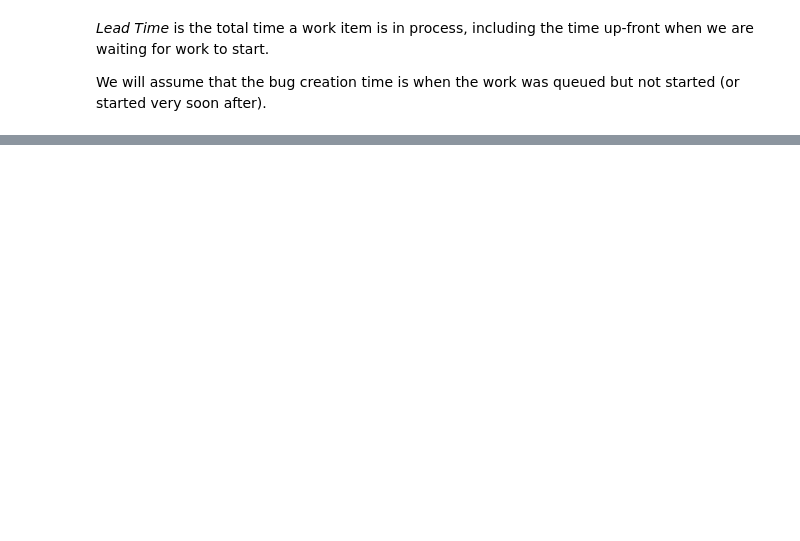
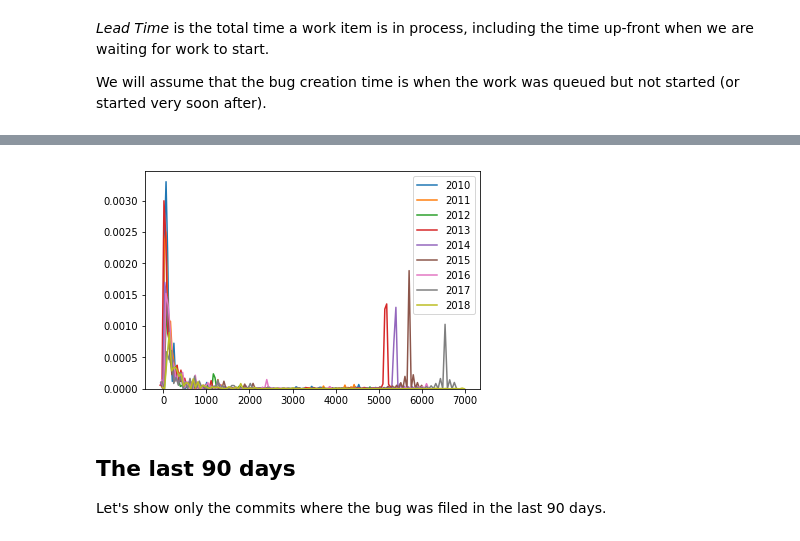
Before and after one commit to mars-f/firefox-workflow-analysis, a Jupyter notebook: analysis.ipynb, the cells around one changed output, grey strips where cells are left out. Saved outputs shown, nothing was run; the diff lists cells and outputs as text; code cells hidden in the pictures; blank space fills up the shorter version.

```diff
--- a/analysis.ipynb
+++ b/analysis.ipynb
@@ -33,3 +123,5 @@ lead_time_s = lead_time_s.dropna()
+# %%
+df['lead_days'] = df['lead_time'].dt.days
 # %%
 df['lead_time'].describe()
 # %% [output]
@@ -45 +139,5 @@ Name: lead_time, dtype: object
+# %%
+late_bugs = df[df['lead_time'].dt.days < 0]
+# %%
+df = df.drop(late_bugs.index)
 # %%
@@ -96,0 +155,2 @@ Text(0.5, 0, 'lead time (days)')
+# %%
+years = df.groupby('year')
@@ -96,0 +171,10 @@ Text(0.5, 0, 'lead time (days)')
+# %%
+for group in years.groups:
+    year = years.get_group(group)[['lead_time', 'lead_days']]
+    sns.kdeplot(year['lead_days'], label=group)
+# %% [output]
+[figure, added]
+# %% [markdown]
+## The last 90 days
+
+Let's show only the commits where the bug was filed in the last 90 days.
```
Also changed, not shown: parts of 52 cells of this notebook, 2 other files.
